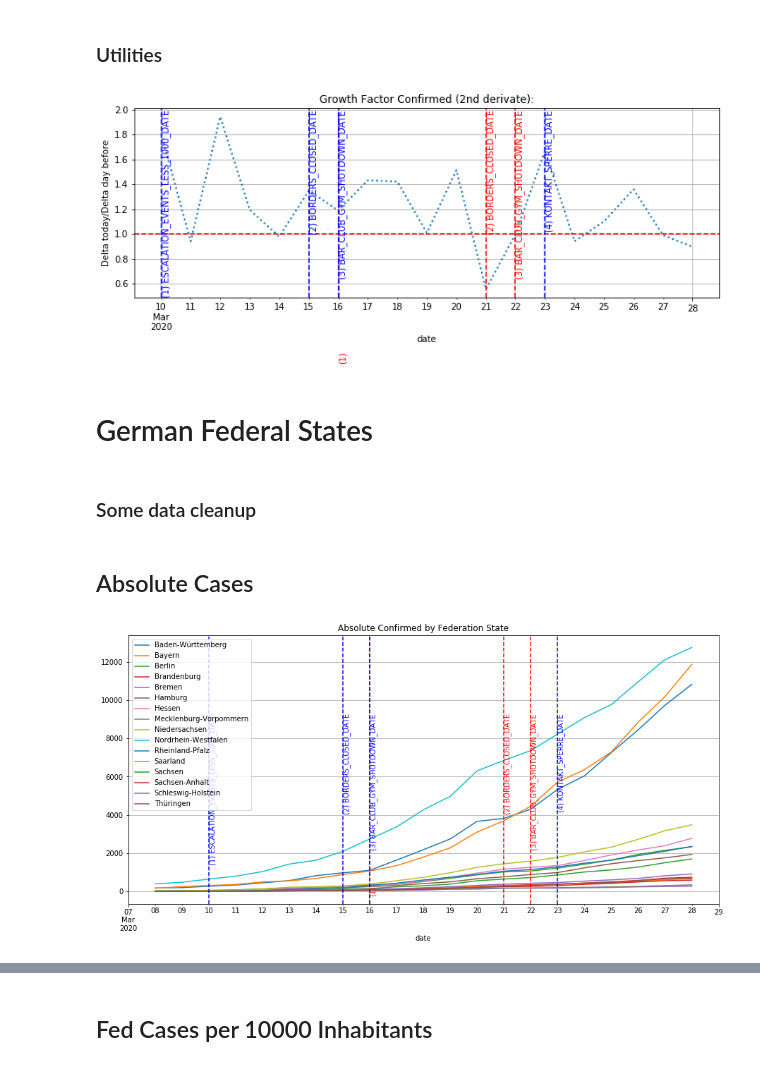
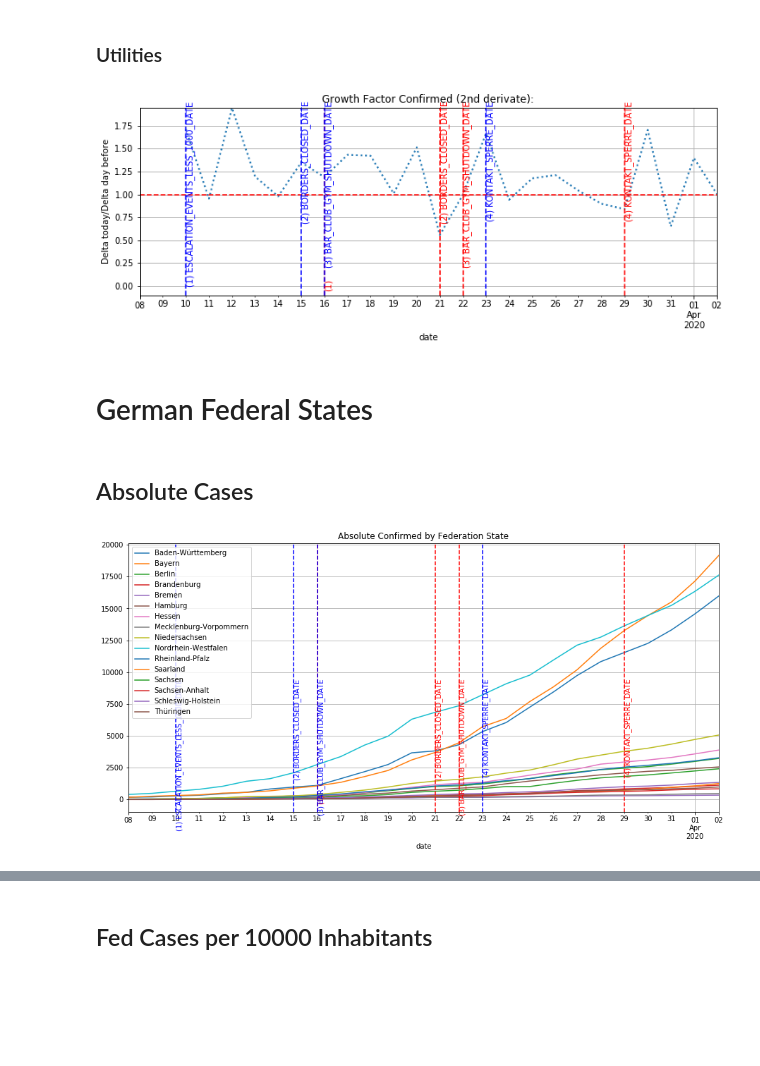
Before and after one commit to plipp/corona-2020-analysis, a Jupyter notebook: COVID-19-Germany - Case Overview.ipynb, the cells around one changed output, grey strips where cells are left out. Cells and saved outputs as stored; diff of their text form; code cells hidden in the pictures; blank space fills up the shorter version.

Commit message:
new corona data

```diff
--- a/COVID-19-Germany - Case Overview.ipynb
+++ b/COVID-19-Germany - Case Overview.ipynb
@@ -52,6 +47,9 @@ HISTORY_DATA_URL='https://interaktiv.morgenpost.de/corona-virus-karte-infektione
+# %%
+CURRENT_DATA_URL='https://funkeinteraktiv.b-cdn.net/current.v3.csv'
+HISTORY_DATA_URL='https://funkeinteraktiv.b-cdn.net/history.v3.csv'
 # %%
 df = pd.read_csv(HISTORY_DATA_URL)
-df['date'] = pd.to_datetime(df['date'])
+df['date'] = pd.to_datetime(df['date'], format="%Y%m%d")
 history_df = df[df.date>pd.to_datetime(START_DATE)]
 # %%
 LATEST_DATE = history_df.date.max()
@@ -63,5 +58,5 @@ LATEST_DATE = history_df.date.max()
 # %%
-de_history_df = history_df.loc[history_df.parent=='Deutschland',['label','date','recovered','confirmed','deaths']]
+de_history_df = history_df.loc[history_df.label_parent=='Deutschland',['label','date','recovered','confirmed','deaths']]
 # %%
 de_history_df['active'] = de_history_df['confirmed'] - (de_history_df['recovered'] + de_history_df['deaths'])
 # %%
@@ -144,8 +144,8 @@ def growth_factor_from(confirmed_df):
     growth_confirmed = confirmed_df
     return (growth_confirmed['confirmed'] / growth_confirmed.shift(1)['confirmed'])
 
-def plot_growth_factor(growth_factor_series, details=""):
-    ax = growth_factor_series.plot(figsize=(12,4), linestyle=':', linewidth=2, title='Growth Factor Confirmed (2nd derivate):' + details)
+def plot_growth_factor(growth_factor_series, max_growth=10, details=""):
+    ax = growth_factor_series.plot(figsize=(12,4), linestyle=':', linewidth=2, title='Growth Factor Confirmed (2nd derivate):' + details, ylim=(-0.1,max_growth))
     ax.axhline(y=1, color='red', linestyle='--')
     pyplot.grid(True)
     pyplot.ylabel('Delta today/Delta day before');
@@ -154,14 +154,12 @@ def plot_growth_factor(growth_factor_series, details=""):
 growth_factors = growth_factor_from(abs_growth_from(de_by_date)[['confirmed']])
 max_growth = growth_factors[growth_factors<10000].max()
 # %%
-ax = plot_growth_factor(growth_factors)
+ax = plot_growth_factor(growth_factors, max_growth)
 plot_events(ax, max_growth)
 # %% [output]
-[figure, old version]
+[figure, new version]
 # %% [markdown]
 # German Federal States
-# %% [markdown]
-### Some data cleanup
 # %%
 de_fed_by_date_all = de_history_df.groupby(['date','label']).sum().reset_index()
 #feds = list(de_fed_by_date_all.label.unique())
@@ -190,7 +188,7 @@ de_fed_by_date.set_index(['date']).groupby('label')['confirmed'].plot(figsize=(1
 plot_events(pyplot.gca(),9000)
 pyplot.grid(True);
 # %% [output]
-[figure, old version]
+[figure, new version]
 # %%
 for fed in feds:
     df = de_fed_by_date.loc[de_fed_by_date.label==fed].set_index('date')
```
Also changed, not shown: parts of 12 cells of this notebook, 1 other file.
